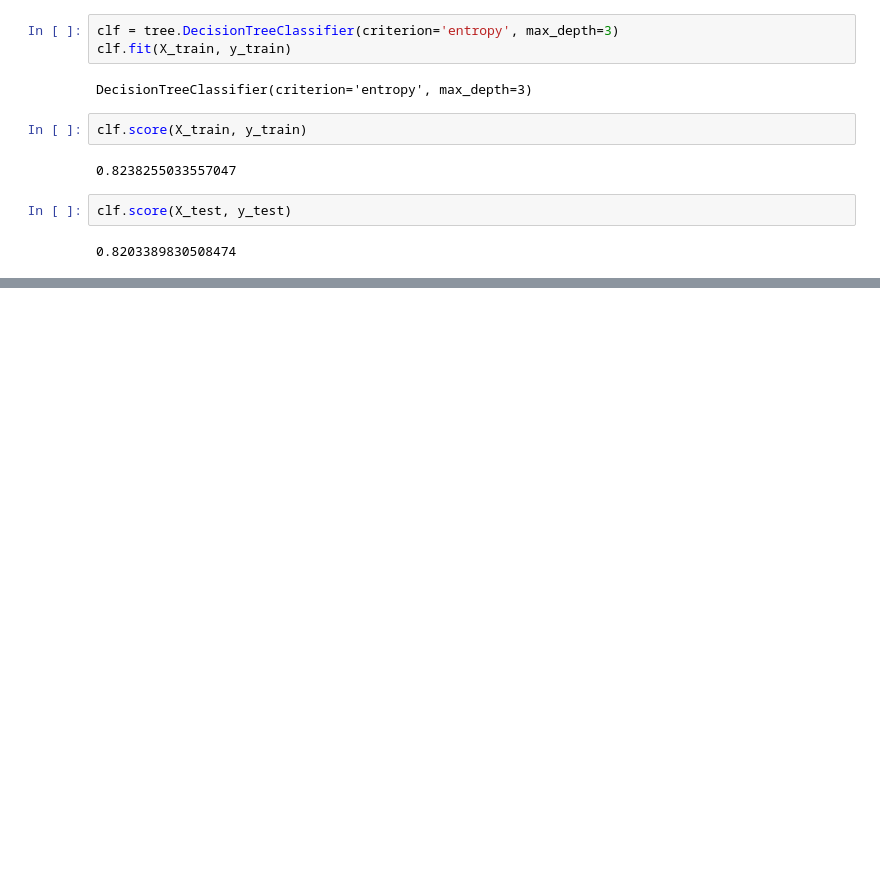
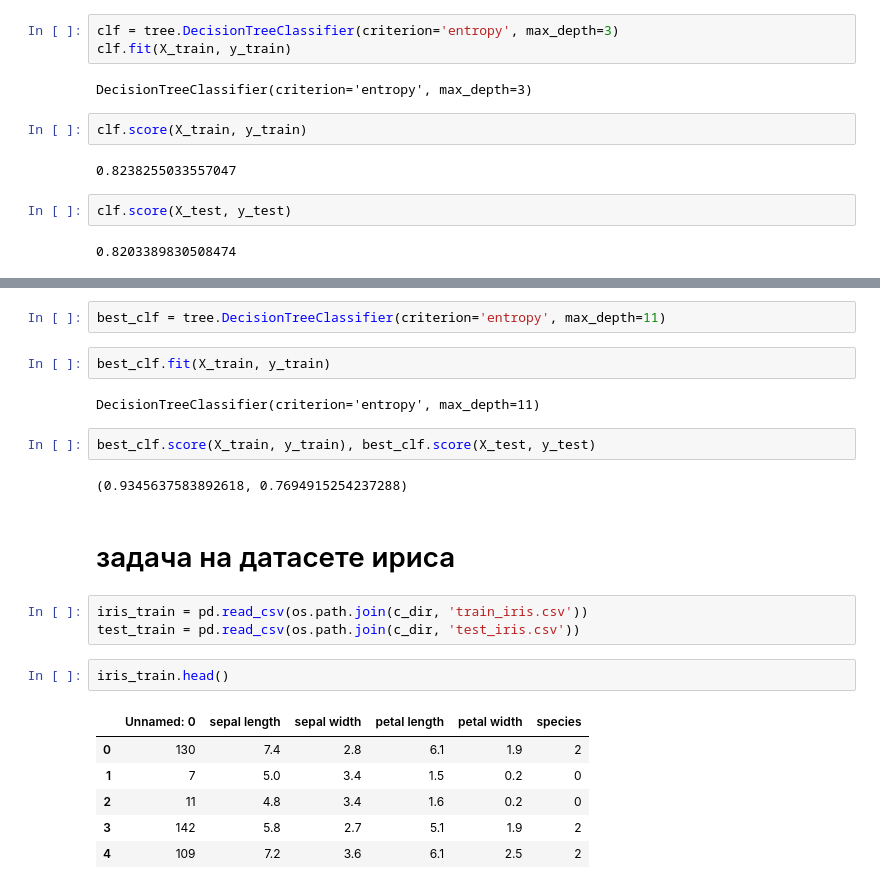
Before and after one commit to AlexanderSipko/learn_ml, a Jupyter notebook: notebook.ipynb, the cells around one changed output, grey strips where cells are left out. Saved outputs shown, nothing was run; the diff lists cells and outputs as text; blank space fills up the shorter version.

```diff
--- a/notebook.ipynb
+++ b/notebook.ipynb
@@ -126,0 +126,24 @@ sns.lineplot(
+# %%
+best_clf = tree.DecisionTreeClassifier(criterion='entropy', max_depth=11)
+# %%
+best_clf.fit(X_train, y_train)
+# %% [output]
+DecisionTreeClassifier(criterion='entropy', max_depth=11)
+# %%
+best_clf.score(X_train, y_train), best_clf.score(X_test, y_test)
+# %% [output]
+(0.9345637583892618, 0.7694915254237288)
+# %% [markdown]
+# задача на датасете ириса
+# %%
+iris_train = pd.read_csv(os.path.join(c_dir, 'train_iris.csv'))
+test_train = pd.read_csv(os.path.join(c_dir, 'test_iris.csv'))
+# %%
+iris_train.head()
+# %% [output]
+|  | Unnamed: 0 | sepal length | sepal width | petal length | petal width | species |
+| 0 | 130 | 7.4 | 2.8 | 6.1 | 1.9 | 2 |
+| 1 | 7 | 5.0 | 3.4 | 1.5 | 0.2 | 0 |
+| 2 | 11 | 4.8 | 3.4 | 1.6 | 0.2 | 0 |
+| 3 | 142 | 5.8 | 2.7 | 5.1 | 1.9 | 2 |
+| 4 | 109 | 7.2 | 3.6 | 6.1 | 2.5 | 2 |
```
Also changed, not shown: parts of 22 cells of this notebook, 1 other file.
